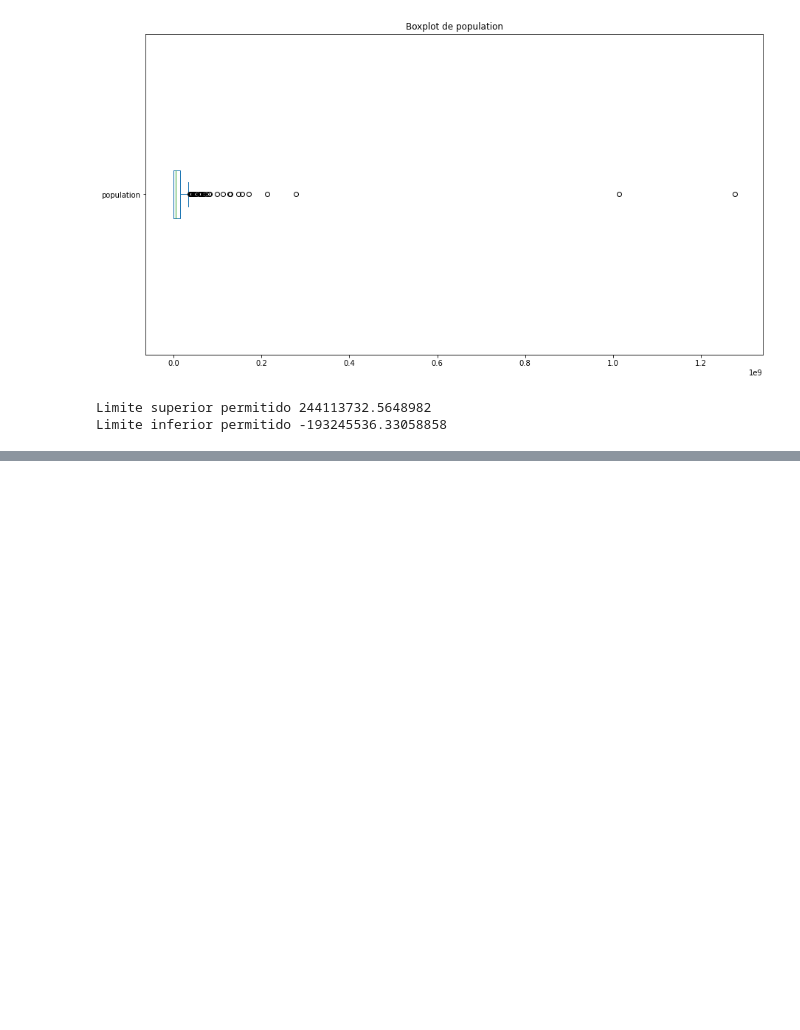
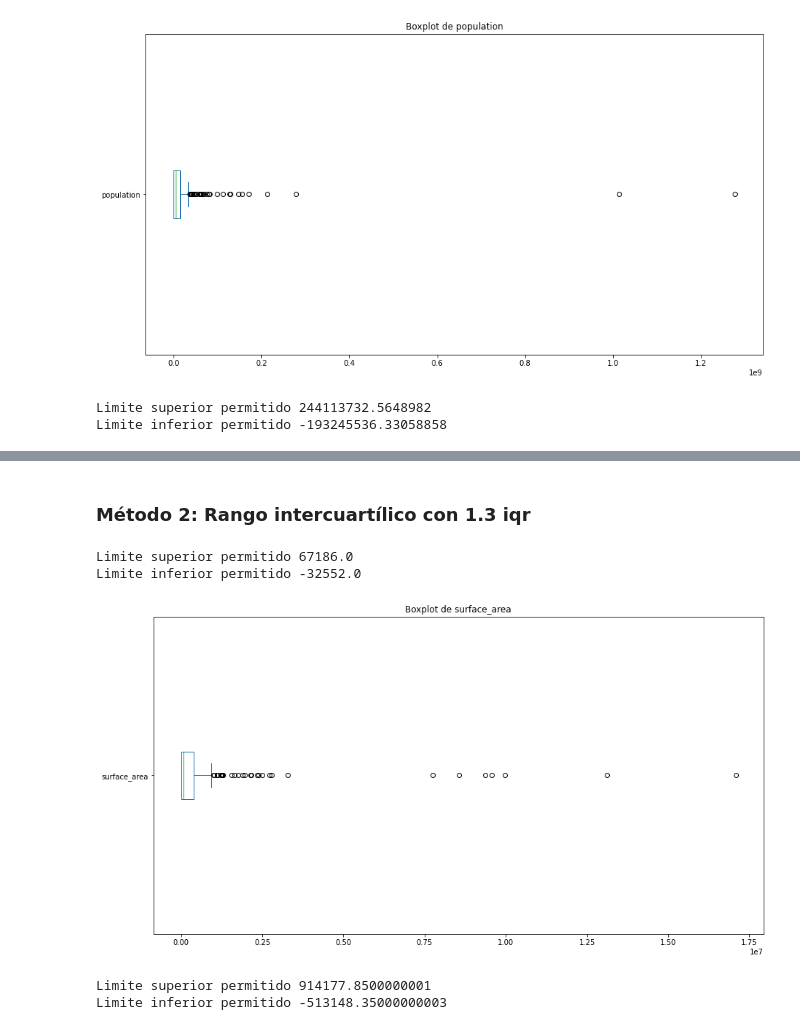
Before and after one commit to Papitasrancheras/Reto-Final, a Jupyter notebook: Reto_final.ipynb, the cells around one changed output, grey strips where cells are left out. Saved outputs shown, nothing was run; the diff lists cells and outputs as text; code cells hidden in the pictures; blank space fills up the shorter version.

Commit message:
Outliers método 2

```diff
--- a/Reto_final.ipynb
+++ b/Reto_final.ipynb
@@ -135,3 +137,22 @@ outliers_pop
 | 41 | CHN | China | Asia | Eastern Asia | 9572900.0 | -1523.0 | 1277558000 | 71.4 | ... |
 | 99 | IND | India | Asia | Southern and Central Asia | 3287263.0 | 1947.0 | 1013662000 | 62.5 | ... |
 | 223 | uSA | united States | North America | North America | 9363520.0 | 1776.0 | 278357000 | 77.1 | ... |
+# %% [markdown]
+### Método 2: Rango intercuartílico con 1.3 iqr
+# %%
+#Probemos un segundo método para identificar outliers para las columnas gnp_old, surface_area, life_expectancy, y population
+#Comencemos con la columna gnp_old
+z=Country["gnp_old"]
+
+percentile25=z.quantile(0.25) #Q1
+percentile75=z.quantile(0.75) #Q3
+iqr= percentile75 - percentile25
+
+Limite_Superior_iqr= percentile75 + 1.3*iqr
+Limite_Inferior_iqr= percentile25 - 1.3*iqr
+print("Limite superior permitido", Limite_Superior_iqr)
+print("Limite inferior permitido", Limite_Inferior_iqr)
+#Observamos que la obtención de los límites parece más precisa utilizando este método
+# %% [output]
+Limite superior permitido 67186.0
+Limite inferior permitido -32552.0
@@ -137,0 +164,24 @@ outliers_pop
+# %%
+#Para la columna surface_area visualicemos los outliers en un diagrama de caja
+fig = plt.figure(figsize =(15, 8))
+Country["surface_area"].plot(kind='box', vert=False)
+plt.title("Boxplot de surface_area")
+plt.show()
+#Observamos que existen un buen número de outliers en la columna que nos habla acerca de la extensión territorial
+# %% [output]
+[figure, added]
+# %%
+#Comencemos identificando los límites superiores e inferiores de los valores de la columna surface_area
+s=Country["surface_area"]
+
+percentile25=s.quantile(0.25) #Q1
+percentile75=s.quantile(0.75) #Q3
+iqr_s= percentile75 - percentile25
+
+LS_s= percentile75 + 1.3*iqr_s
+LI_s= percentile25 - 1.3*iqr_s
+print("Limite superior permitido", LS_s)
+print("Limite inferior permitido", LI_s)
+# %% [output]
+Limite superior permitido 914177.8500000001
+Limite inferior permitido -513148.35000000003
```
Also changed, not shown: parts of 8 cells of this notebook.
